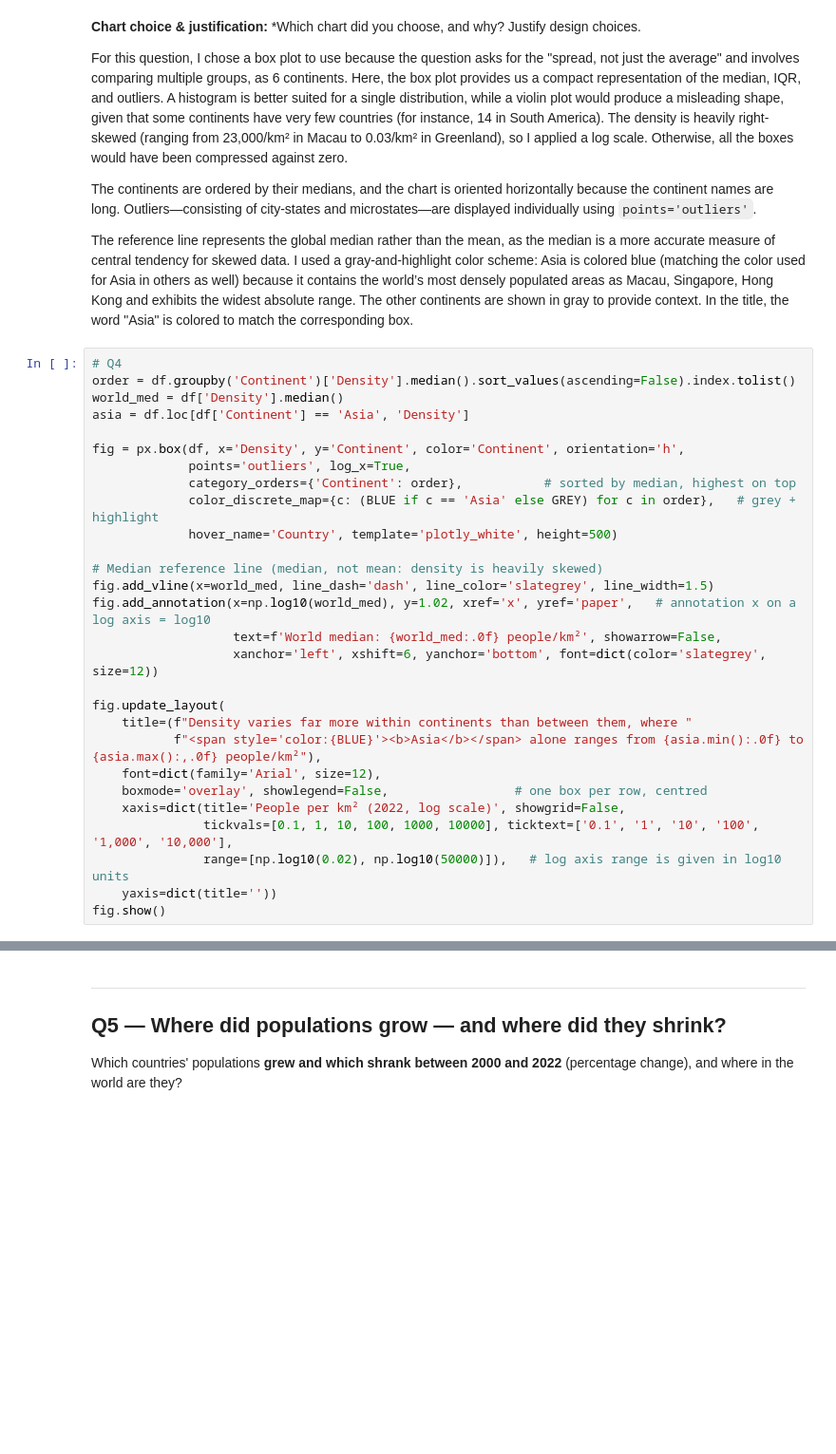
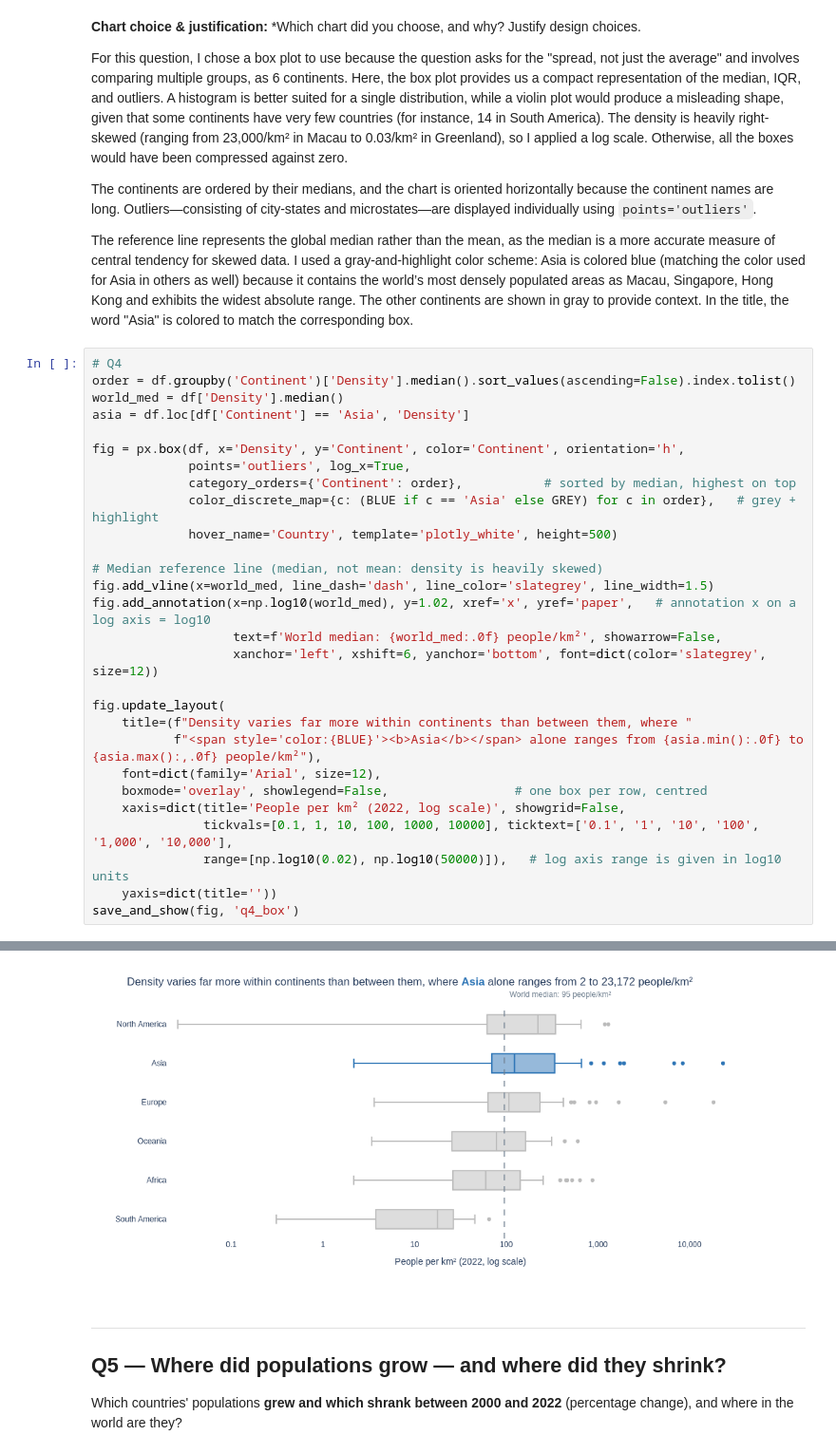
Before and after one commit to elifsila/dataviz-exercises-elifsilaokutucu, a Jupyter notebook: quiz/dataviz_quiz.ipynb, the cells around one changed output, grey strips where cells are left out. Shown at 95% size. Cells and saved outputs as stored; diff of their text form; blank space fills up the shorter version.

```diff
--- a/quiz/dataviz_quiz.ipynb
+++ b/quiz/dataviz_quiz.ipynb
@@ -245,5 +257,5 @@ fig.update_layout(
                tickvals=[0.1, 1, 10, 100, 1000, 10000], ticktext=['0.1', '1', '10', '100', '1,000', '10,000'],
                range=[np.log10(0.02), np.log10(50000)]),   # log axis range is given in log10 units
     yaxis=dict(title=''))
-fig.show()
+save_and_show(fig, 'q4_box')
 # %% [output]
@@ -251,3 +262,4 @@ fig.show()
+[figure, added]
 # %% [markdown]
 ---
 ## Q5 — Where did populations grow — and where did they shrink?
```
Also changed, not shown: parts of 10 cells of this notebook, 7 other files.
